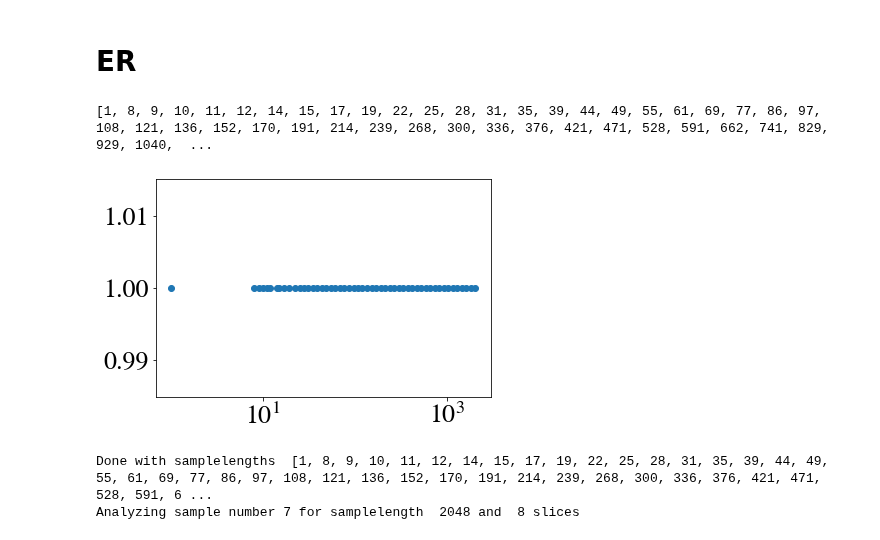
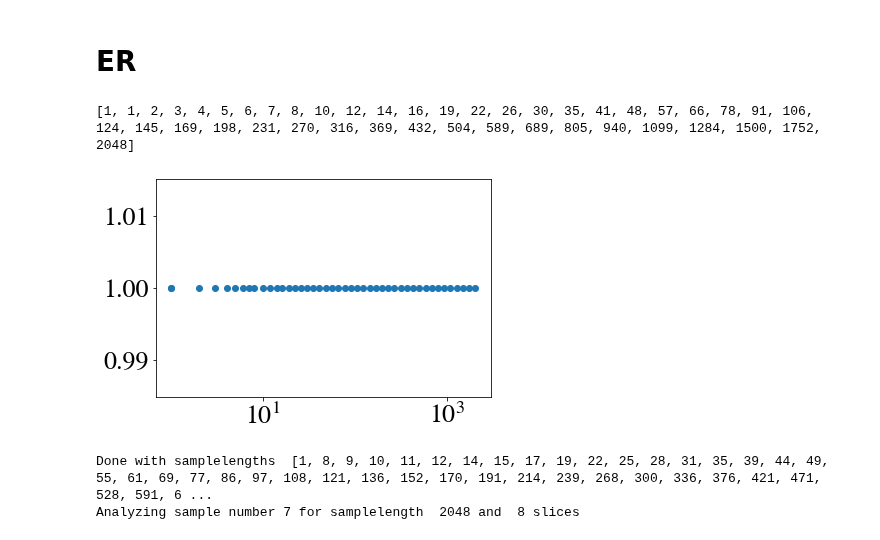
Before and after one commit to saemeon/SubTempNet, a Jupyter notebook: Simulations ER.ipynb, the cells around one changed output. Drawn from its saved outputs; the diff is of its cells as text; code cells hidden in the pictures.

```diff
--- a/Simulations ER.ipynb
+++ b/Simulations ER.ipynb
@@ -25,13 +25,13 @@ objname = "ER_n100_p0001"
 STN= SubTempNet(filepath,objname,directed= False, init = False)
 # %%
 num = 50
-T = sorted([1]+list(set(np.logspace(np.log10(2048),np.log10(8.1), num, dtype = int))))
+T = sorted([1]+list(set(np.logspace(np.log10(2048),np.log10(1), num, dtype = int))))
 print(T)
 plt.scatter(T, len(T)*[1])
 plt.xscale("log")
 # %% [output]
-[1, 8, 9, 10, 11, 12, 14, 15, 17, 19, 22, 25, 28, 31, 35, 39, 44, 49, 55, 61, 69, 77, 86, 97, 108, 121, 136, 152, 170, 191, 214, 239, 268, 300, 336, 376, 421, 471, 528, 591, 662, 741, 829, 929, 1040,  ...
+[1, 1, 2, 3, 4, 5, 6, 7, 8, 10, 12, 14, 16, 19, 22, 26, 30, 35, 41, 48, 57, 66, 78, 91, 106, 124, 145, 169, 198, 231, 270, 316, 369, 432, 504, 589, 689, 805, 940, 1099, 1284, 1500, 1752, 2048]
-[figure, old version]
+[figure, new version]
 # %%
 STN.run(*T,  maxsamp = 30, minsamp = 5)
 # %% [output]
```
Also changed, not shown: parts of 1 cell of this notebook, 1 other file.
